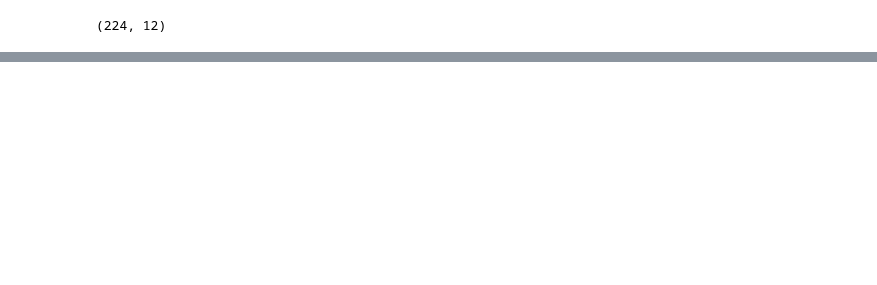
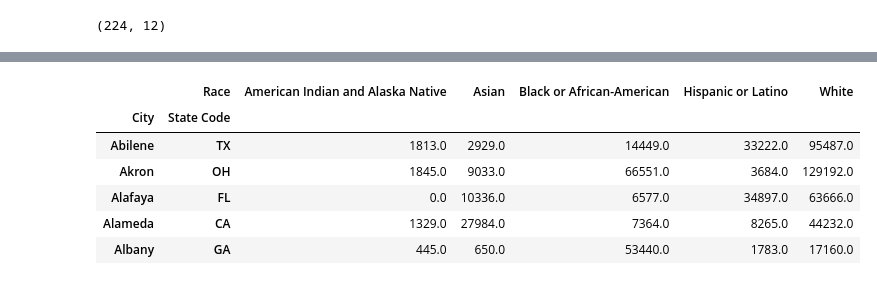
Before and after one commit to sahil350/us_immigrations, a Jupyter notebook: data_builder.ipynb, the cells around one changed output, grey strips where cells are left out. Cells and saved outputs as stored; diff of their text form; code cells hidden in the pictures; blank space fills up the shorter version.

```diff
--- a/data_builder.ipynb
+++ b/data_builder.ipynb
@@ -193,0 +287,16 @@ us_intl_final.to_csv('us_interantional_airport_codes.csv', index=False)
+# %%
+us_cities_race = us_cities[['City', 'State Code', 'Race', 'Count']]
+# %%
+us_cities_race = us_cities_race.set_index(['City', 'State Code', 'Race']).unstack(-1)
+# %%
+us_cities_race = us_cities_race['Count'].fillna(0)
+# %%
+us_cities_race.head()
+# %% [output]
+|  | Race | American Indian and Alaska Native | Asian | Black or African-American | Hispanic or Latino | White |
+| City | State Code |  |  |  |  |  |
+| Abilene | TX | 1813.0 | 2929.0 | 14449.0 | 33222.0 | 95487.0 |
+| Akron | OH | 1845.0 | 9033.0 | 66551.0 | 3684.0 | 129192.0 |
+| Alafaya | FL | 0.0 | 10336.0 | 6577.0 | 34897.0 | 63666.0 |
+| Alameda | CA | 1329.0 | 27984.0 | 7364.0 | 8265.0 | 44232.0 |
+| Albany | GA | 445.0 | 650.0 | 53440.0 | 1783.0 | 17160.0 |
```
Also changed, not shown: parts of 25 cells of this notebook, 3 other files.
